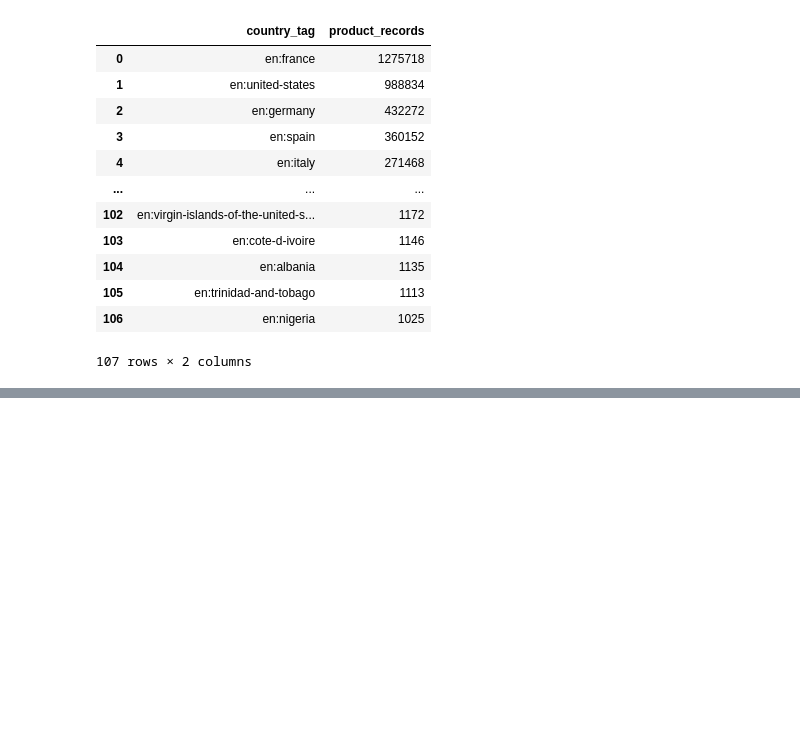
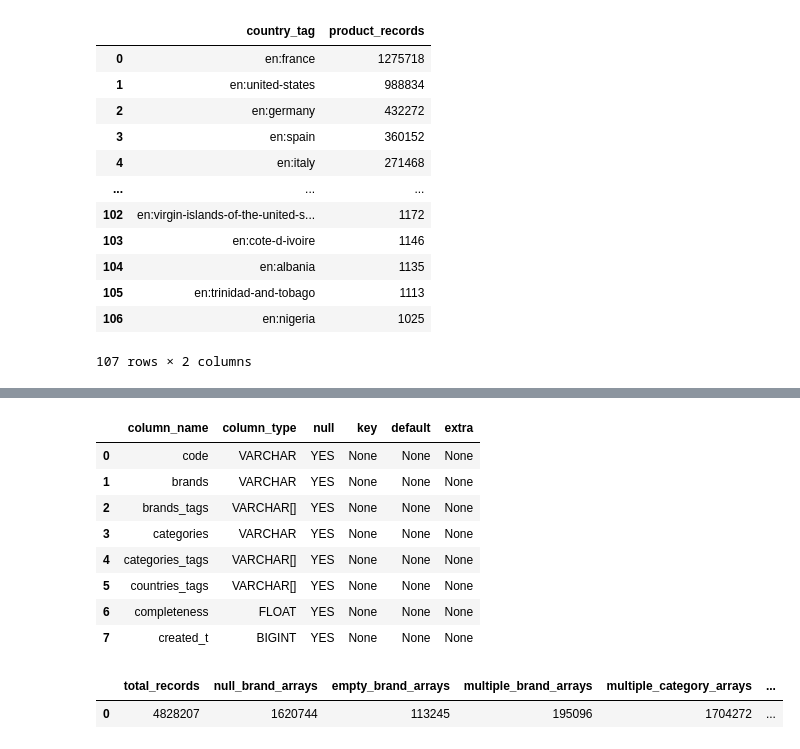
Before and after one commit to MaulanaKindi/indonesia-food-product-landscape, a Jupyter notebook: off-brand-landscape-00-environment-setup.ipynb, the cells around one changed output, grey strips where cells are left out. Cells and saved outputs as stored; diff of their text form; code cells hidden in the pictures; blank space fills up the shorter version.

```diff
--- a/off-brand-landscape-00-environment-setup.ipynb
+++ b/off-brand-landscape-00-environment-setup.ipynb
@@ -1039,0 +1157,61 @@ Negara/label dengan >= 1.000 penetapan tag: 107
+# %%
+relevant_columns = con.execute("""
+    DESCRIBE
+    SELECT
+        code,
+        brands,
+        brands_tags,
+        categories,
+        categories_tags,
+        countries_tags,
+        completeness,
+        created_t
+    FROM read_parquet(?)
+""", [local_path]).fetchdf()
+
+display(relevant_columns)
+# %% [output]
+|  | column_name | column_type | null | key | default | extra |
+| 0 | code | VARCHAR | YES | None | None | None |
+| 1 | brands | VARCHAR | YES | None | None | None |
+| 2 | brands_tags | VARCHAR[] | YES | None | None | None |
+| 3 | categories | VARCHAR | YES | None | None | None |
+| 4 | categories_tags | VARCHAR[] | YES | None | None | None |
+| 5 | countries_tags | VARCHAR[] | YES | None | None | None |
+| 6 | completeness | FLOAT | YES | None | None | None |
+| 7 | created_t | BIGINT | YES | None | None | None |
+# %%
+array_profile = con.execute("""
+    SELECT
+        COUNT(*) AS total_records,
+
+        COUNT(*) FILTER (
+            WHERE brands_tags IS NULL
+        ) AS null_brand_arrays,
+
+        COUNT(*) FILTER (
+            WHERE brands_tags IS NOT NULL
+              AND len(brands_tags) = 0
+        ) AS empty_brand_arrays,
+
+        COUNT(*) FILTER (
+            WHERE brands_tags IS NOT NULL
+              AND len(brands_tags) > 1
+        ) AS multiple_brand_arrays,
+
+        COUNT(*) FILTER (
+            WHERE categories_tags IS NOT NULL
+              AND len(categories_tags) > 1
+        ) AS multiple_category_arrays,
+
+        COUNT(*) FILTER (
+            WHERE countries_tags IS NOT NULL
+              AND len(countries_tags) > 1
+        ) AS multiple_country_arrays
+    FROM read_parquet(?)
+""", [local_path]).fetchdf()
+
+display(array_profile)
+# %% [output]
+|  | total_records | null_brand_arrays | empty_brand_arrays | multiple_brand_arrays | multiple_category_arrays | ... |
+| 0 | 4828207 | 1620744 | 113245 | 195096 | 1704272 | ... |
```
Also changed, not shown: parts of 26 cells of this notebook.
